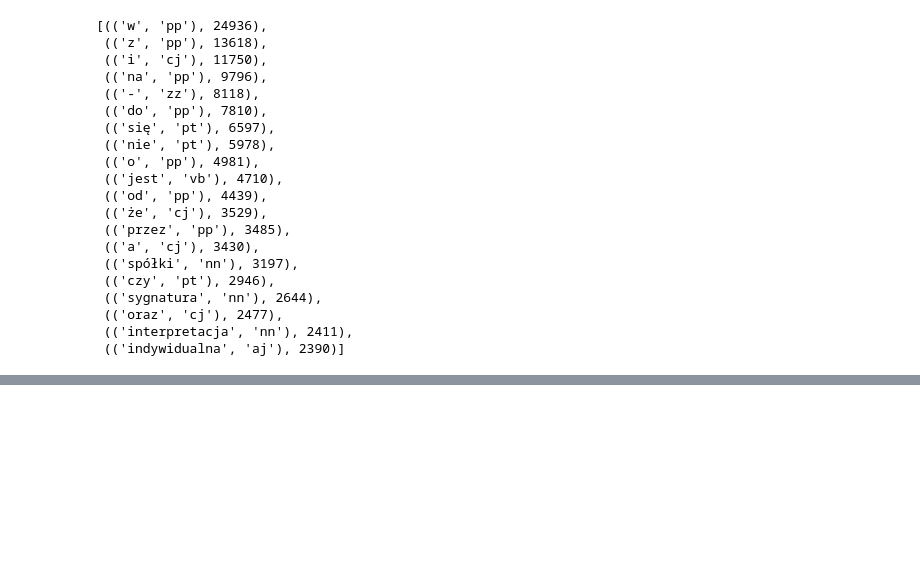
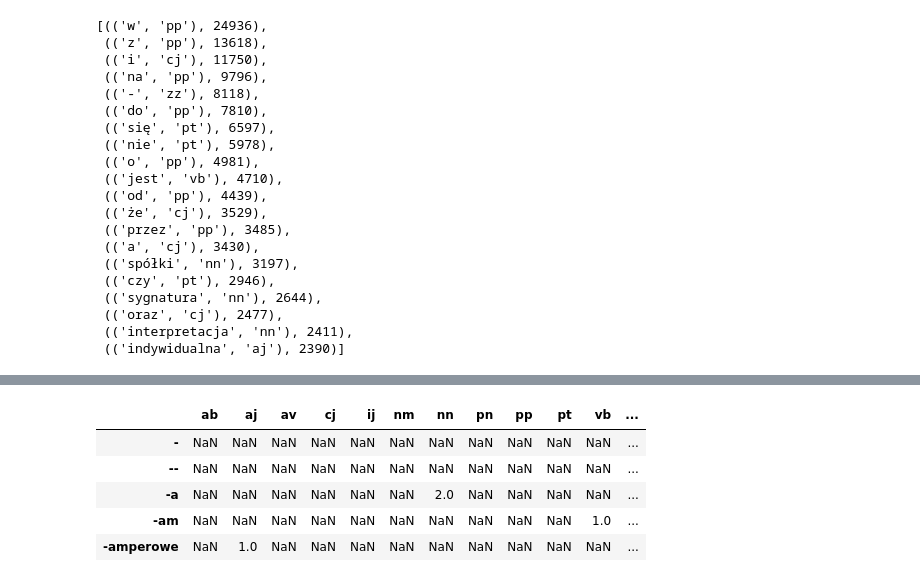
Before and after one commit to ooominds/python_course, a Jupyter notebook: notebooks/FrequenciesAndCooccurrences.ipynb, the cells around one changed output, grey strips where cells are left out. Cells and saved outputs as stored; diff of their text form; code cells hidden in the pictures; blank space fills up the shorter version.

Commit message:
finish Frequencies, add BNC data

```diff
--- a/notebooks/FrequenciesAndCooccurrences.ipynb
+++ b/notebooks/FrequenciesAndCooccurrences.ipynb
@@ -975,0 +976,27 @@ Aaaand your next task will be to implement that idea!
+# %%
+# import all of the things
+import re
+from collections import defaultdict, Counter
+
+# load data
+file_path = "../data/araneum.sample"
+sample = open(file=file_path, mode="r")
+
+# our function that reads out tag-token tuples
+def process_line(line):
+    elements = line.strip().lower().split("\t")
+    if len(elements) == 5:
+        word, _, tag = elements[0:3]
+        if polish_words.search(word):
+            return word, tag
+
+# our regular expression that can generate polish words
+polish_words = re.compile("^[a-pr-uwy-zA-PR-UWY-ZąćęłńóśźżĄĆĘŁŃÓŚŹŻ\-]*$")
+
+vocabulary = defaultdict(Counter)
+
+for line in sample:
+    word_and_tag = process_line(line)
+    if word_and_tag:
+        word, tag = word_and_tag
+        vocabulary[tag][word] += 1
@@ -975,0 +1093,12 @@ Aaaand your next task will be to implement that idea!
+# %%
+import pandas as pd
+
+vocabulary_df = pd.DataFrame.from_dict(vocabulary)
+vocabulary_df.head()
+# %% [output]
+|  | ab | aj | av | cj | ij | nm | nn | pn | pp | pt | vb | ... |
+| - | NaN | NaN | NaN | NaN | NaN | NaN | NaN | NaN | NaN | NaN | NaN | ... |
+| -- | NaN | NaN | NaN | NaN | NaN | NaN | NaN | NaN | NaN | NaN | NaN | ... |
+| -a | NaN | NaN | NaN | NaN | NaN | NaN | 2.0 | NaN | NaN | NaN | NaN | ... |
+| -am | NaN | NaN | NaN | NaN | NaN | NaN | NaN | NaN | NaN | NaN | 1.0 | ... |
+| -amperowe | NaN | 1.0 | NaN | NaN | NaN | NaN | NaN | NaN | NaN | NaN | NaN | ... |
```
Also changed, not shown: parts of 16 cells of this notebook, 2 other files.
